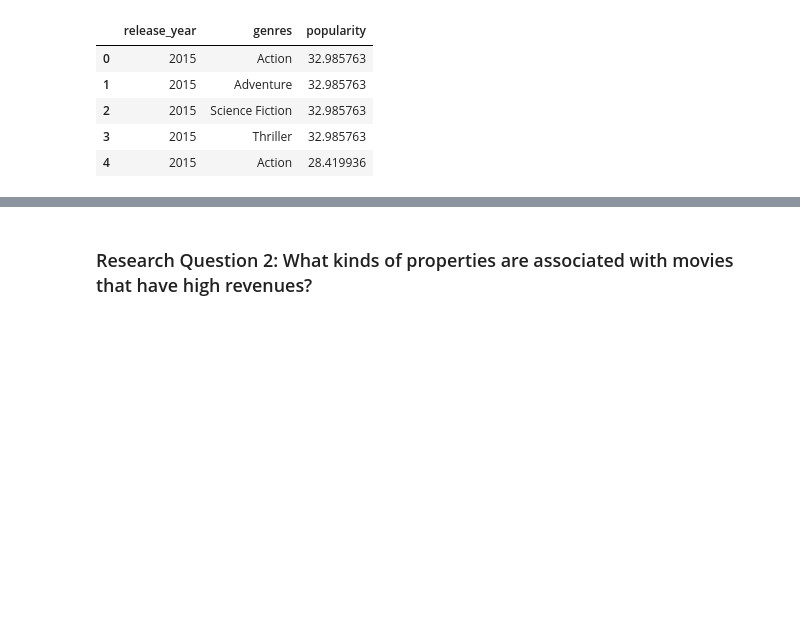
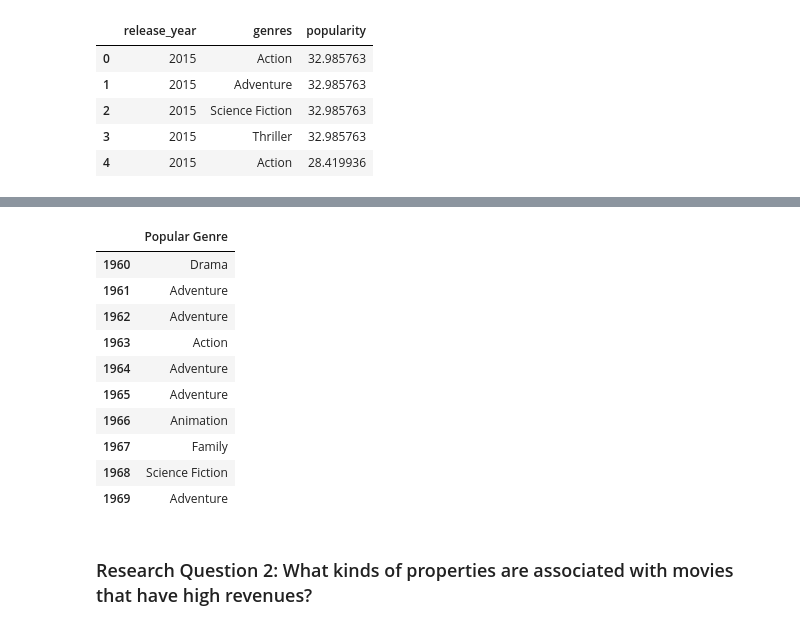
Before and after one commit to imagineazhar/Data-Analysis, a Jupyter notebook: 1- IMDB Movies/Imdb_ratings.ipynb, the cells around one changed output, grey strips where cells are left out. Drawn from its saved outputs; the diff is of its cells as text; code cells hidden in the pictures; blank space fills up the shorter version.

```diff
--- a/1- IMDB Movies/Imdb_ratings.ipynb
+++ b/1- IMDB Movies/Imdb_ratings.ipynb
@@ -264,9 +273,23 @@ g.tight_layout()
 data_dict = {}
 for year in table.index:
     data = df_gen_pop.query(f'release_year=={year}').query('popularity == popularity.max()').reset_index(drop=True)['genres']
-    data_dict[year] = data
+   # print(data[0])
+    data_dict[year] = data[0]
 # %%
 popular_genres = pd.DataFrame.from_dict(data_dict, orient='index')
+popular_genres.columns = ['Popular Genre']
 popular_genres.head(10)
+# %% [output]
+|  | Popular Genre |
+| 1960 | Drama |
+| 1961 | Adventure |
+| 1962 | Adventure |
+| 1963 | Action |
+| 1964 | Adventure |
+| 1965 | Adventure |
+| 1966 | Animation |
+| 1967 | Family |
+| 1968 | Science Fiction |
+| 1969 | Adventure |
 # %% [markdown]
 ### Research Question 2:  What kinds of properties are associated with movies that have high revenues?
```
Also changed, not shown: parts of 15 cells of this notebook, 4 other files.
